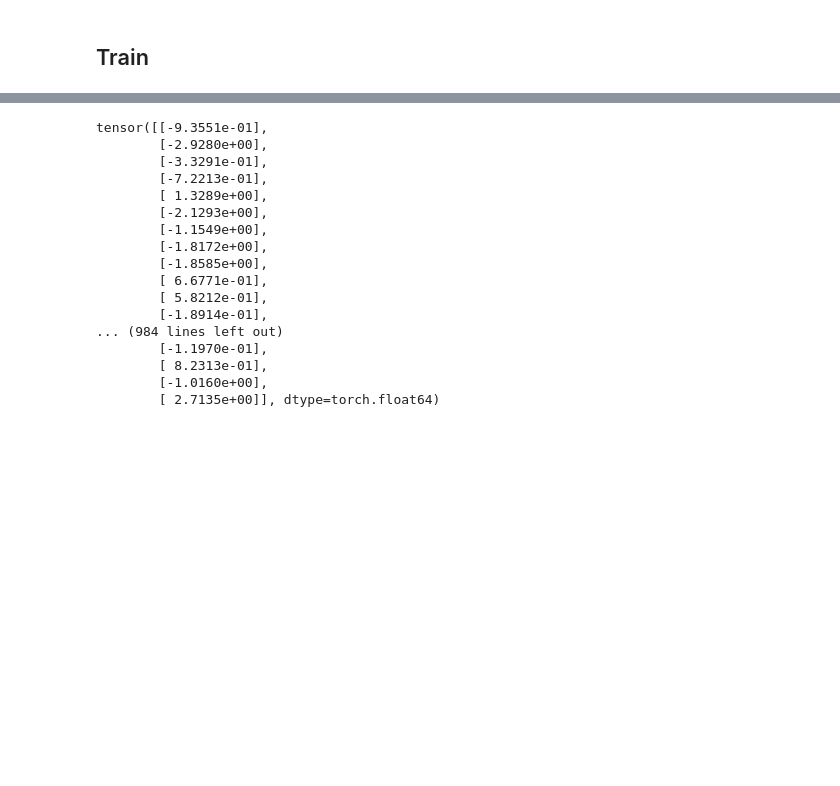
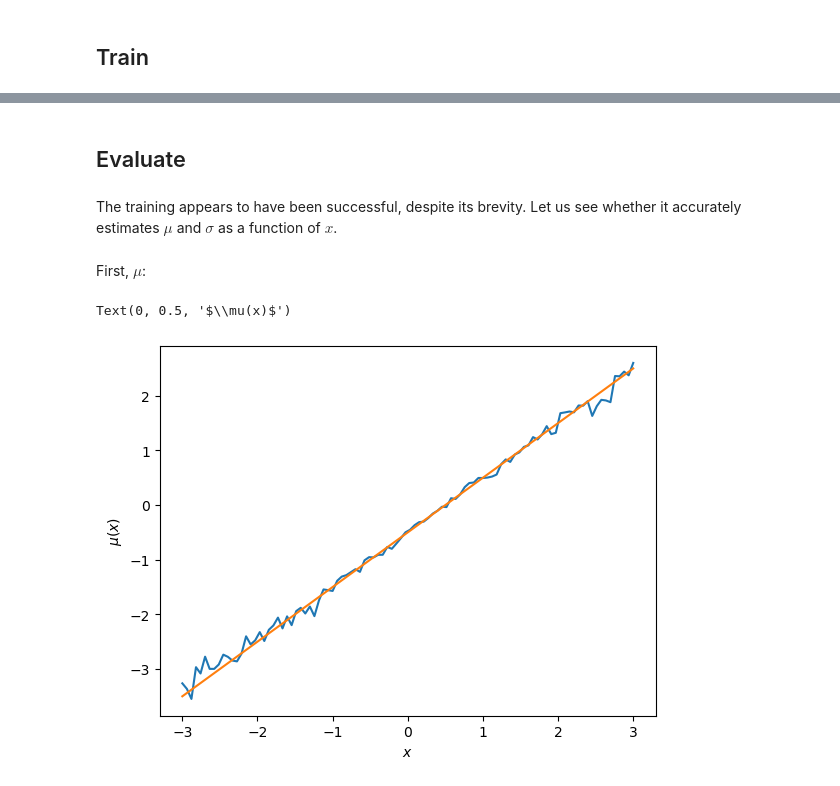
Before and after one commit to aneeshnaik/banyan, a Jupyter notebook: examples/example2_training.ipynb, the cells around one changed output, grey strips where cells are left out. Saved outputs shown, nothing was run; the diff lists cells and outputs as text; code cells hidden in the pictures; blank space fills up the shorter version.

```diff
--- a/examples/example2_training.ipynb
+++ b/examples/example2_training.ipynb
@@ -126,20 +145,21 @@ for i in range(20):
-# %%
-x
-# %% [output]
-tensor([[-9.3551e-01],
-        [-2.9280e+00],
-        [-3.3291e-01],
-        [-7.2213e-01],
-        [ 1.3289e+00],
-        [-2.1293e+00],
-        [-1.1549e+00],
-        [-1.8172e+00],
-        [-1.8585e+00],
-        [ 6.6771e-01],
-        [ 5.8212e-01],
-        [-1.8914e-01],
-... (984 lines left out)
-        [-1.1970e-01],
-        [ 8.2313e-01],
-        [-1.0160e+00],
-        [ 2.7135e+00]], dtype=torch.float64)
+# %% [markdown]
+## Evaluate
+# %% [markdown]
+The training appears to have been successful, despite its brevity. Let us see whether it accurately estimates $\mu$ and $\sigma$ as a function of $x$.
+# %%
+Ns_test = 250
+x = np.linspace(-3, 3, 100)
+x_test = torch.from_numpy(x)[:, None]
+y_test = model(x_test, Ns_test)
+y = y_test.detach().numpy().squeeze()
+# %% [markdown]
+First, $\mu$:
+# %%
+mu = np.mean(y, axis=-1)
+plt.plot(x, mu)
+plt.plot(x, mu_true(x))
+plt.xlabel(r"$x$")
+plt.ylabel(r"$\mu(x)$")
+# %% [output]
+Text(0, 0.5, '$\\mu(x)$')
+[figure, added]
```
Also changed, not shown: parts of 12 cells of this notebook.
